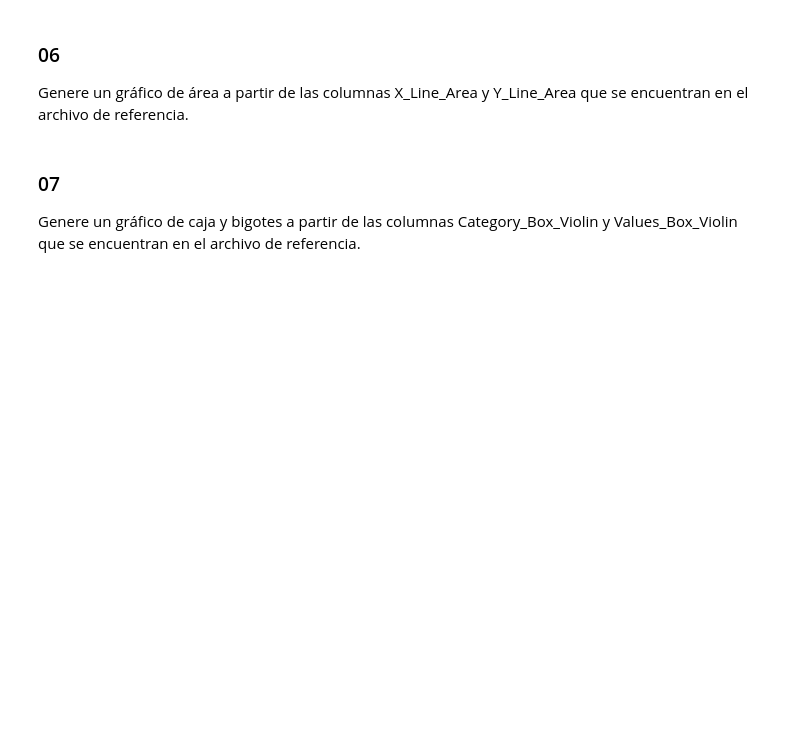
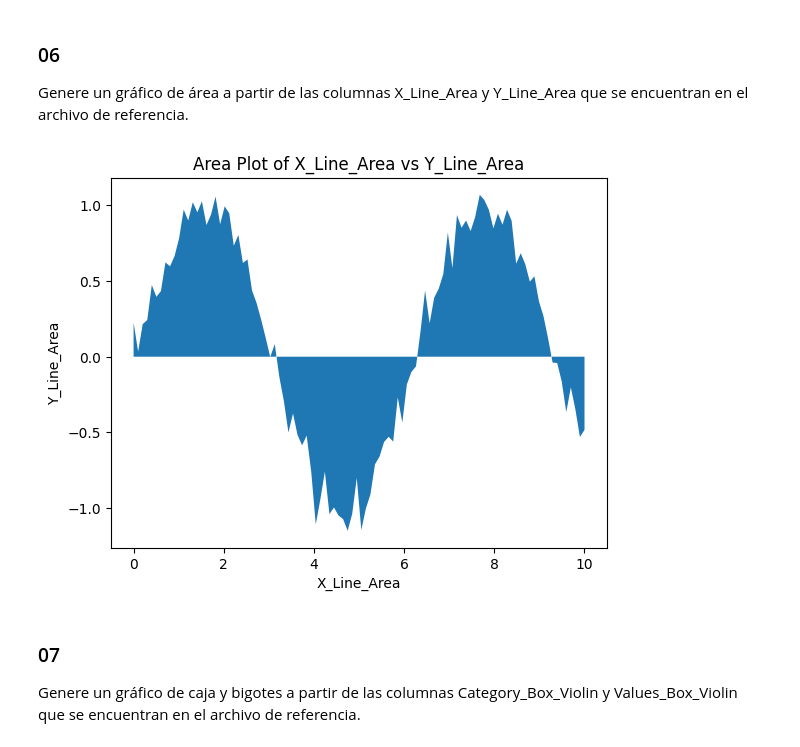
Before and after one commit to jgrajalesa/Talleres_PPI, a Jupyter notebook: Taller_04_Matplotlib.ipynb, the cells around one changed output. Cells and saved outputs as stored; diff of their text form; code cells hidden in the pictures; blank space fills up the shorter version.

```diff
--- a/Taller_04_Matplotlib.ipynb
+++ b/Taller_04_Matplotlib.ipynb
@@ -871,3 +881,19 @@ Genere un gráfico de área a partir de las columnas X_Line_Area y Y_Line_Area q
+# %%
+# Importar las librerías necesarias
+import matplotlib.pyplot as plt
+
+# Crear el gráfico de área
+plt.fill_between(df['X_Line_Area'], df['Y_Line_Area'])
+
+# Agregar etiquetas y título
+plt.xlabel('X_Line_Area')
+plt.ylabel('Y_Line_Area')
+plt.title('Area Plot of X_Line_Area vs Y_Line_Area')
+
+# Mostrar el gráfico
+plt.show()
+# %% [output]
+[figure, added]
 # %% [markdown]
 ### 07
 Genere un gráfico de caja y bigotes a partir de las columnas Category_Box_Violin y Values_Box_Violin que se encuentran en el archivo de referencia.
```
Also changed, not shown: parts of 9 cells of this notebook.
